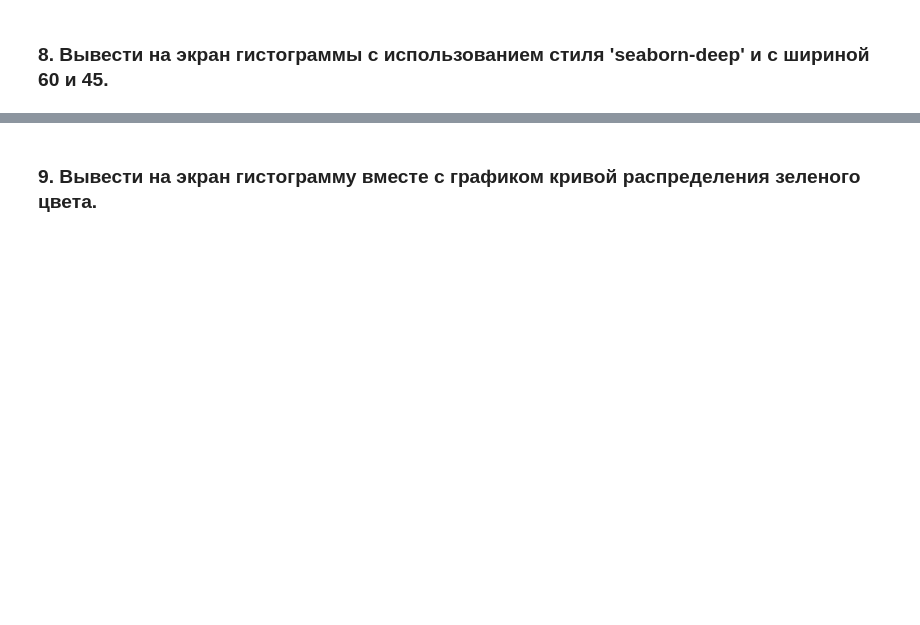
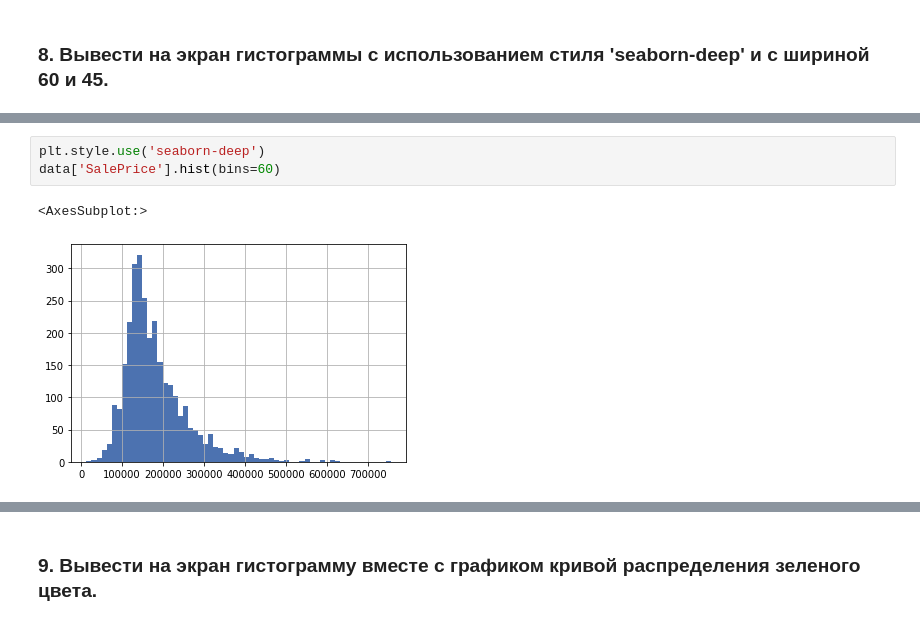
Before and after one commit to GeorgiyDemo/FA, a Jupyter notebook: Course_III/ML/task0/Seminar_1_2_2022.ipynb, the cells around one changed output, grey strips where cells are left out. Saved outputs shown, nothing was run; the diff lists cells and outputs as text; blank space fills up the shorter version.

```diff
--- a/Course_III/ML/task0/Seminar_1_2_2022.ipynb
+++ b/Course_III/ML/task0/Seminar_1_2_2022.ipynb
@@ -140,0 +113,6 @@ plt.style.available
+# %%
+plt.style.use('seaborn-deep')
+data['SalePrice'].hist(bins=60)
+# %% [output]
+<AxesSubplot:>
+[figure, added]
```
Also changed, not shown: parts of 38 cells of this notebook, 1 other file.
